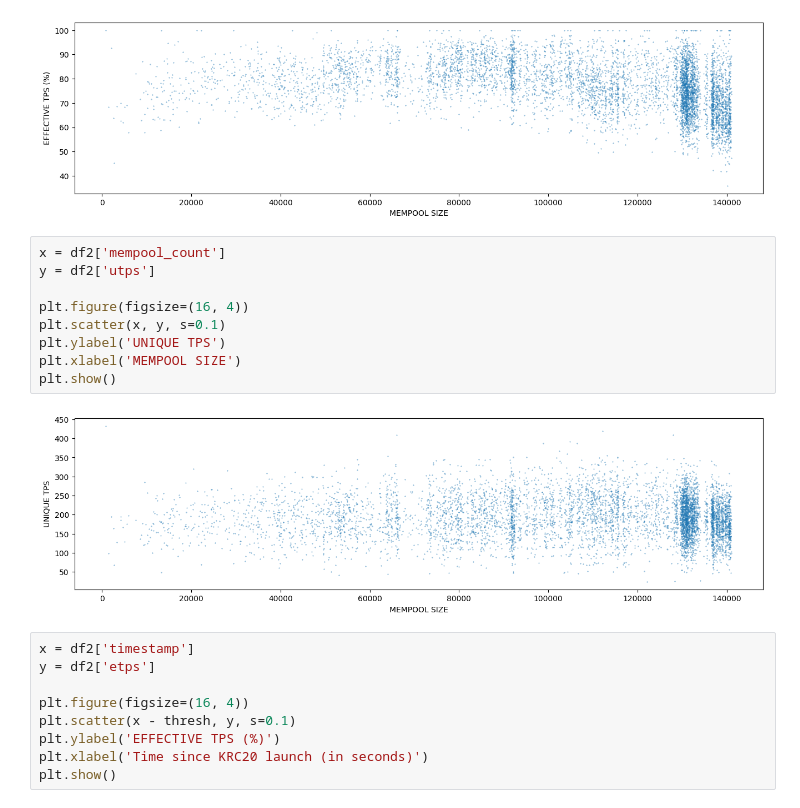
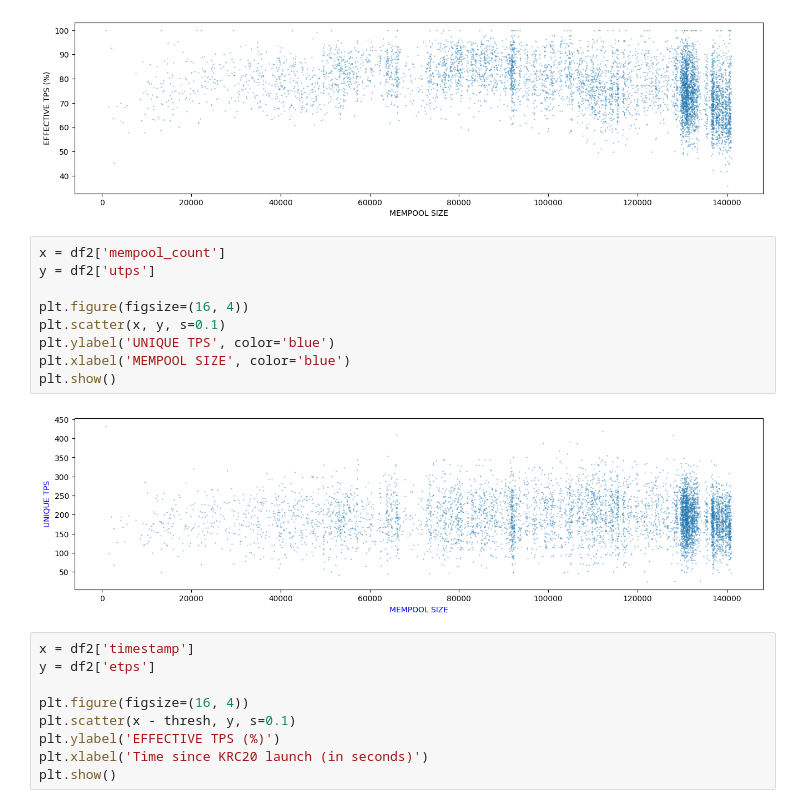
Before and after one commit to michaelsutton/rusty-kaspa, a Jupyter notebook: mining/src/feerate/mainnet-load-analysis.ipynb, the cells around one changed output. Drawn from its saved outputs; the diff is of its cells as text.

```diff
--- a/mining/src/feerate/mainnet-load-analysis.ipynb
+++ b/mining/src/feerate/mainnet-load-analysis.ipynb
@@ -177,14 +177,14 @@ plt.show()
 # %%
 x = df2['mempool_count']
 y = df2['utps']
 
 plt.figure(figsize=(16, 4))
 plt.scatter(x, y, s=0.1)
-plt.ylabel('UNIQUE TPS')
-plt.xlabel('MEMPOOL SIZE')
+plt.ylabel('UNIQUE TPS', color='blue')
+plt.xlabel('MEMPOOL SIZE', color='blue')
 plt.show()
 # %% [output]
-[figure, old version]
+[figure, new version]
 # %%
 x = df2['timestamp']
 y = df2['etps']
```
Also changed, not shown: parts of 6 cells of this notebook.
